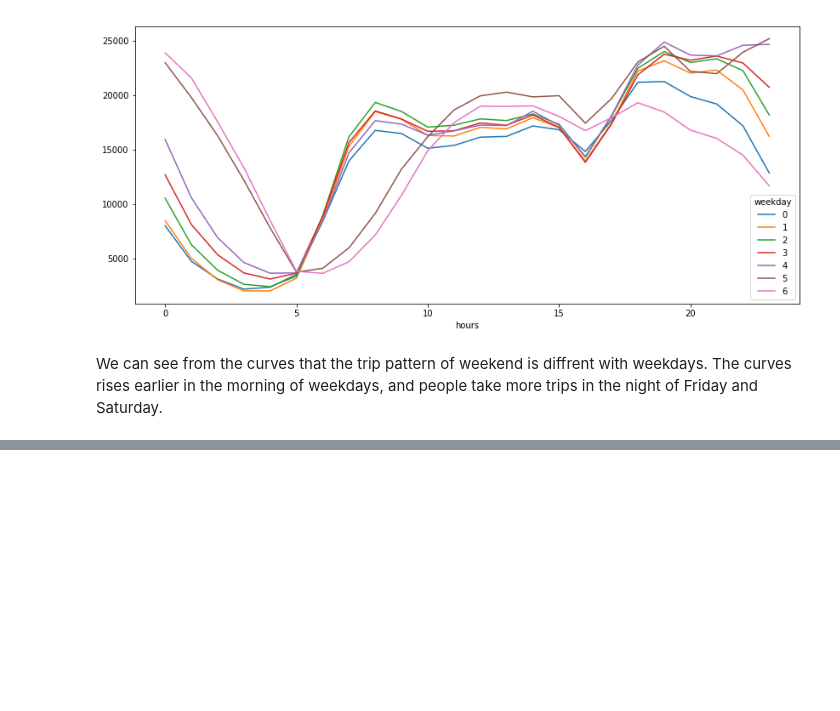
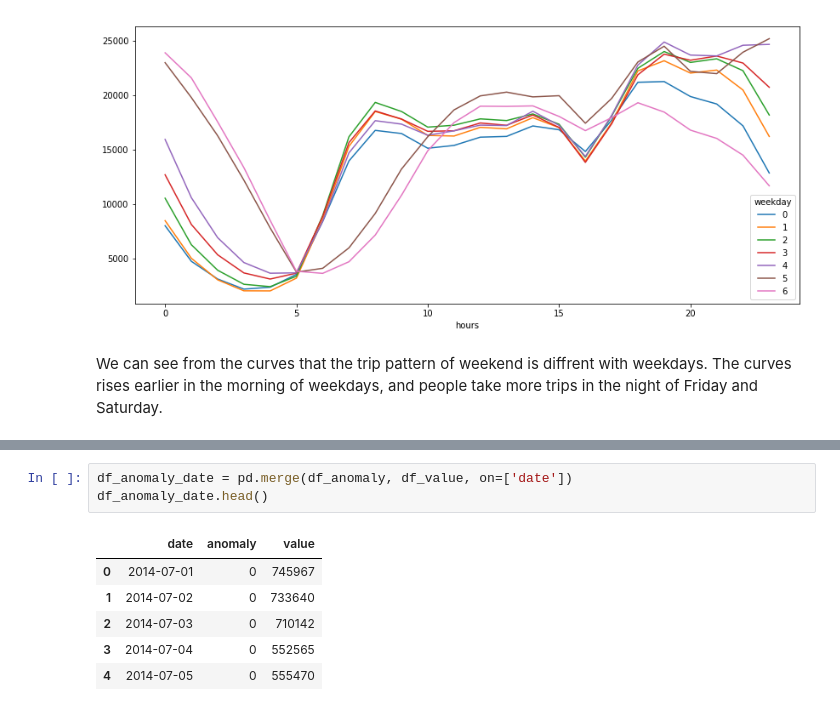
Before and after one commit to RuotingZheng/Anomaly, a Jupyter notebook: anomaly.ipynb, the cells around one changed output, grey strips where cells are left out. Saved outputs shown, nothing was run; the diff lists cells and outputs as text; blank space fills up the shorter version.

```diff
--- a/anomaly.ipynb
+++ b/anomaly.ipynb
@@ -67,0 +126,10 @@ We can see from the curves that the trip pattern of weekend is diffrent with wee
+# %%
+df_anomaly_date = pd.merge(df_anomaly, df_value, on=['date'])
+df_anomaly_date.head()
+# %% [output]
+|  | date | anomaly | value |
+| 0 | 2014-07-01 | 0 | 745967 |
+| 1 | 2014-07-02 | 0 | 733640 |
+| 2 | 2014-07-03 | 0 | 710142 |
+| 3 | 2014-07-04 | 0 | 552565 |
+| 4 | 2014-07-05 | 0 | 555470 |
```
Also changed, not shown: parts of 9 cells of this notebook.
